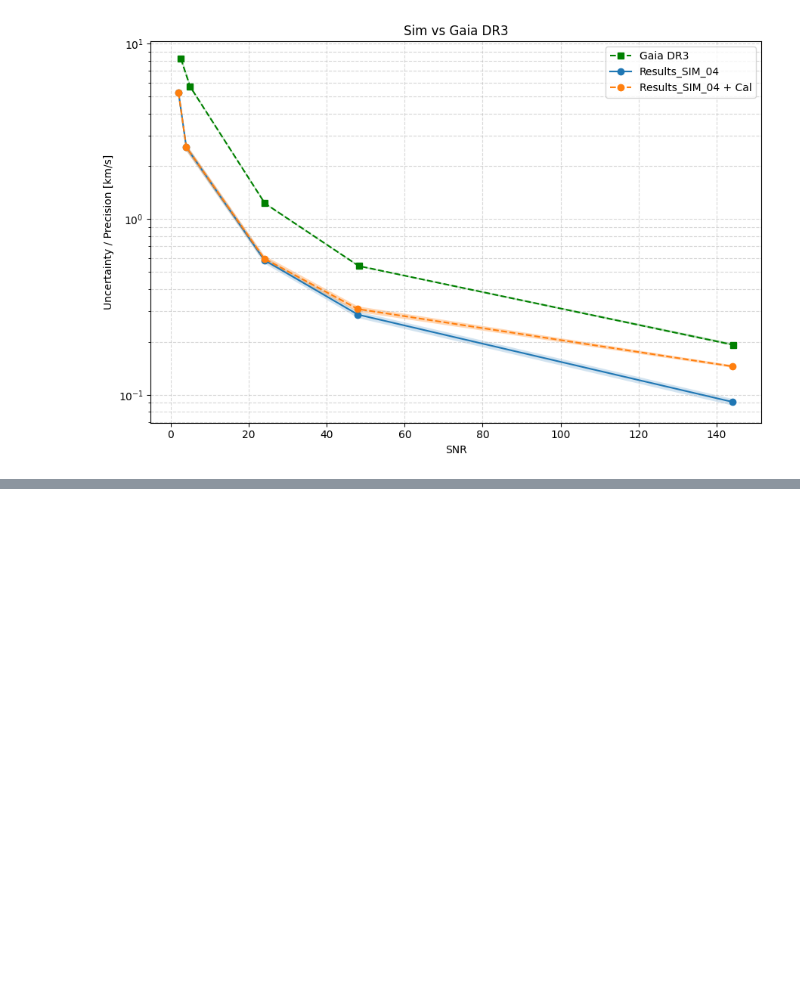
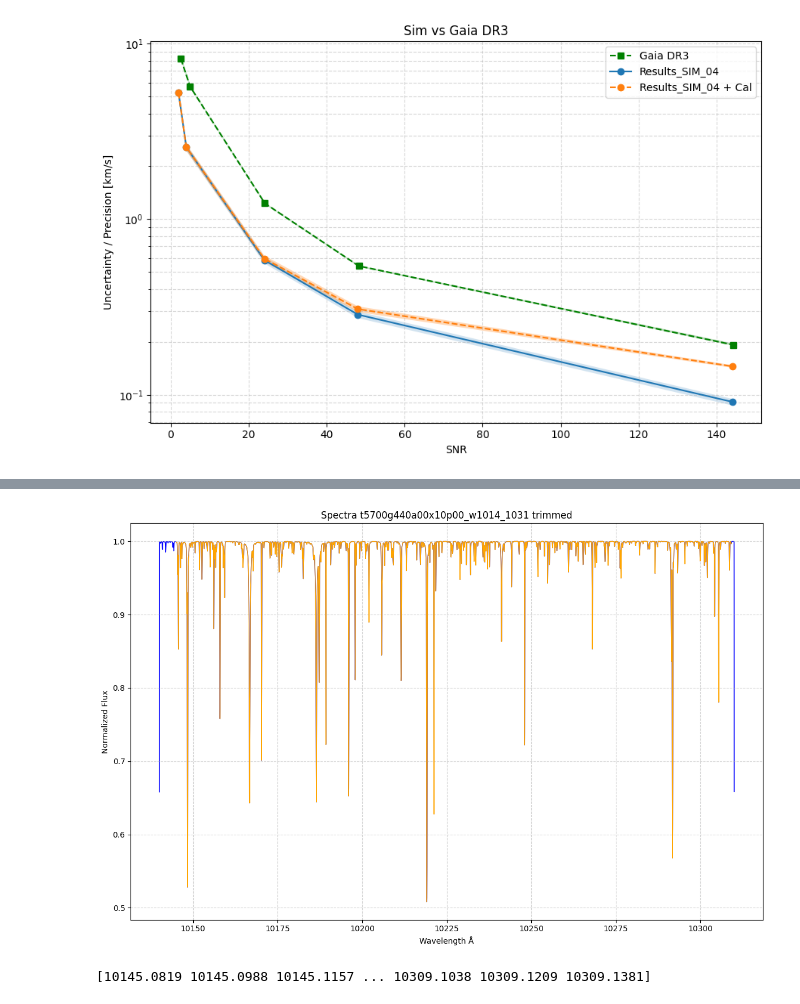
Before and after one commit to mjchavolla/G_NIR, a Jupyter notebook: Prescision_Analysis.ipynb, the cells around one changed output, grey strips where cells are left out. Cells and saved outputs as stored; diff of their text form; code cells hidden in the pictures; blank space fills up the shorter version.

```diff
--- a/Prescision_Analysis.ipynb
+++ b/Prescision_Analysis.ipynb
@@ -224,0 +288,19 @@ plt.show()7
+# %%
+# Spectra 2 timmed
+wave2_trimmed = wave2[n_trim:-trim_n]
+flux2_trimmed = flux2[n_trim:-trim_n]
+
+plt.figure(figsize=(12, 8))
+plt.plot(wave2, flux2, linewidth=1.0, color='blue', zorder=1)
+plt.plot(wave2_trimmed, flux2_trimmed, linewidth=1.0, color='orange', zorder=2)
+plt.xlabel("Wavelength Å")
+plt.title(f"Spectra t5700g440a00x10p00_w1014_1031 trimmed")
+plt.ylabel("Normalized Flux")
+plt.grid(True, linestyle='--', alpha=0.5)
+plt.tight_layout()
+plt.show()
+
+print(wave2_trimmed)
+# %% [output]
+[figure, added]
+[10145.0819 10145.0988 10145.1157 ... 10309.1038 10309.1209 10309.1381]
```
Also changed, not shown: parts of 9 cells of this notebook, 3 other files.
